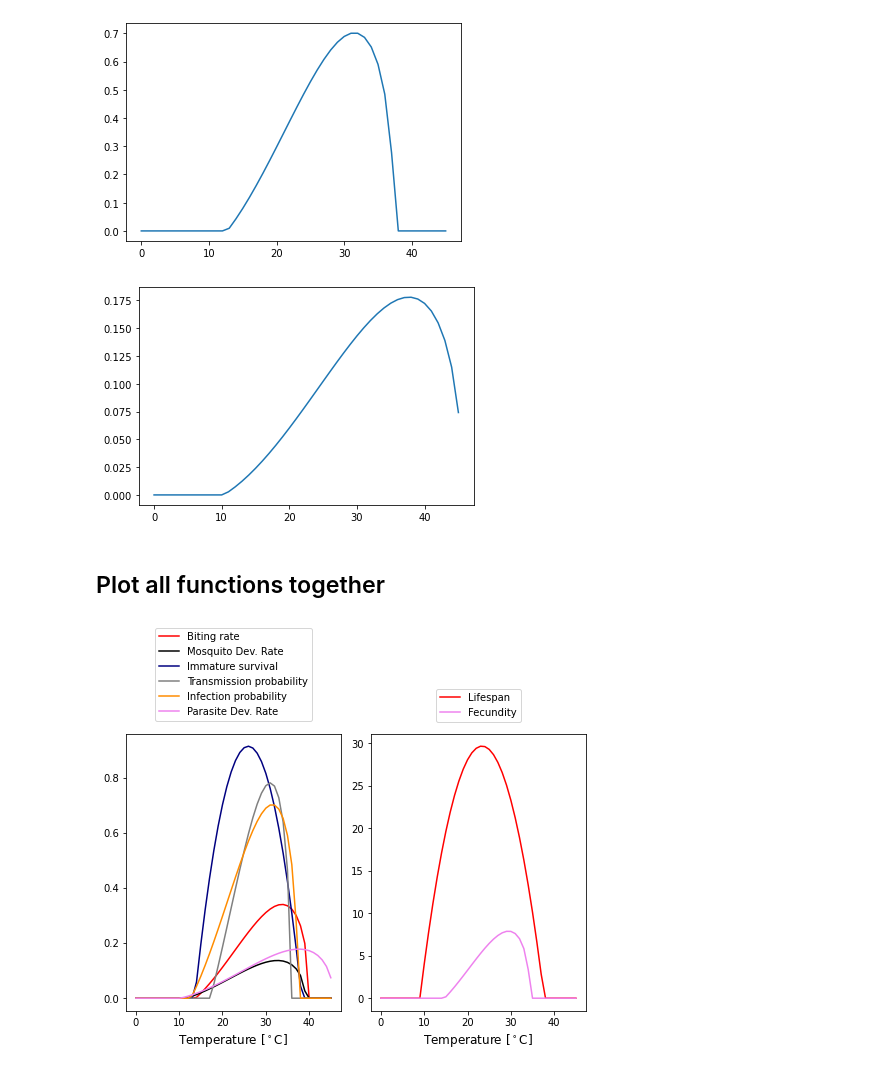
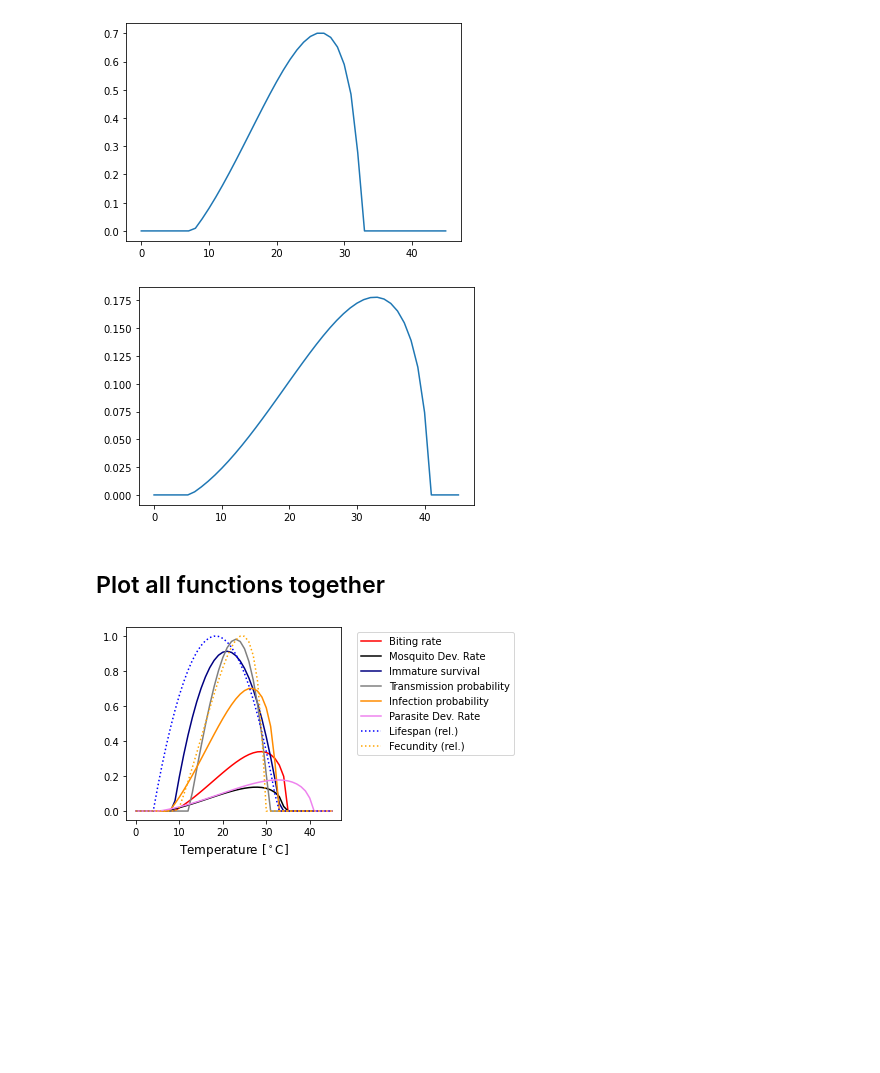
Before and after one commit to Octodon-D/DenguePred, a Jupyter notebook: visualization_temperature_functions.ipynb, the cells around one changed output. Cells and saved outputs as stored; diff of their text form; code cells hidden in the pictures; blank space fills up the shorter version.

```diff
--- a/visualization_temperature_functions.ipynb
+++ b/visualization_temperature_functions.ipynb
@@ -89,0 +100,4 @@ plt.plot(lifespan);
+# %%
+# get the relative lifespan for plotting (max = 1)
+rel_lifespan = [i/lifespan.max() for i in lifespan]
+plt.plot(rel_lifespan);
@@ -90,12 +106,12 @@ plt.plot(lifespan);
 # %%
-# get the transmission probability (A. aegypti) for T from 0°C to 45°C for plotting
+# get the transmission probability (A. aegypti) for T from 5°C to 50°C for plotting
 transmission_aegypti = []
-for i in range(0, 46):
+for i in range(5, 51):
     x = briere_function(q=(8.33*(10**(-4))), T=i, Tmin=17.2, Tmax=35.8)
     transmission_aegypti.append(x)
 # replace negative values with 0
 transmission_aegypti = pd.Series(transmission_aegypti)
 transmission_aegypti = transmission_aegypti.clip(lower=0)
 # plot
-plt.plot(transmission_aegypti)
+plt.plot(transmission_aegypti);
 # %% [output]
@@ -104,7 +119,7 @@ plt.plot(transmission_aegypti)
 # %%
-# get the infection probability (A. aegypti) for T from 0°C to 45°C for plotting
+# get the infection probability (A. aegypti) for T from 5°C to 50°C for plotting
 infection_aegypti = []
-for i in range(0, 46):
+for i in range(5, 51):
     x = briere_function(q=(4.88*(10**(-4))), T=i, Tmin=12.7, Tmax=37.4)
     infection_aegypti.append(x)
 # replace negative values with 0
@@ -113,11 +128,11 @@ infection_aegypti = infection_aegypti.clip(lower=0)
 # plot
 plt.plot(infection_aegypti);
 # %% [output]
-[figure, old version]
+[figure, new version]
 # %%
-# get the Mosquito Dev. Rate (MDR) for T from 0°C to 45°C for plotting
+# get the Mosquito Dev. Rate (MDR) for T from 5°C to 50°C for plotting
 pdr =[]
-for i in range(0, 46):
+for i in range(5, 51):
     x = briere_function(q=(6.13*(10**(-5))), T=i, Tmin=10.3, Tmax=45.6)
     pdr.append(x)
 # replace negative values with 0
@@ -126,39 +141,29 @@ pdr = pdr.clip(lower=0)
 # plot
 plt.plot(pdr);
 # %% [output]
-[figure, old version]
+[figure, new version]
 # %% [markdown]
 ## Plot all functions together
 # %%
 # plot all max<1 together
-fig, ax = plt.subplots(nrows = 1, ncols = 2, figsize=(7, 6), tight_layout=True)
+fig, ax = plt.subplots(figsize=(6, 3.5), tight_layout=True)
 
-ax[0].plot(biting_rate, color='red');
-ax[0].plot(mdr, color='black');
-ax[0].plot(immature_survival, color='navy');
-ax[0].plot(transmission_aegypti, color='gray');
-#ax.plot(transmission_albopictus);
-ax[0].plot(infection_aegypti, color='darkorange');
-#ax.plot(infection_albopictus);
-ax[0].plot(pdr, color='violet');
+ax.plot(biting_rate, color='red');
+ax.plot(mdr, color='black');
+ax.plot(immature_survival, color='navy');
+ax.plot(transmission_aegypti, color='gray');
+ax.plot(infection_aegypti, color='darkorange');
+ax.plot(pdr, color='violet');
+ax.plot(rel_lifespan, color='blue', linestyle=':');
+ax.plot(rel_fecundity, color='orange', linestyle=':');
 
-ax[0].set_ylabel('')
-ax[0].set_xlabel(r'Temperature [$^\circ$C]', fontsize=12)
-ax[0].tick_params(labelsize=10)
-ax[0].legend(labels=['Biting rate', 'Mosquito Dev. Rate', 'Immature survival', 'Transmission probability',
-                  'Infection probability', 'Parasite Dev. Rate'],
-             bbox_to_anchor=(0.5, 1.4), loc='upper center')
+ax.set_ylabel('')
+ax.set_xlabel(r'Temperature [$^\circ$C]', fontsize=12)
+ax.tick_params(labelsize=10)
+ax.legend(labels=['Biting rate', 'Mosquito Dev. Rate', 'Immature survival', 'Transmission probability',
+                  'Infection probability', 'Parasite Dev. Rate', 'Lifespan (rel.)', 'Fecundity (rel.)'], fontsize=10,
+             bbox_to_anchor=(1.05, 1), loc='upper left')
 
-ax[1].plot(lifespan, color='red');
-ax[1].plot(fecundity, color='violet');
-
-ax[1].set_ylabel('')
-ax[1].set_xlabel(r'Temperature [$^\circ$C]', fontsize=12)
-ax[1].tick_params(labelsize=10)
-ax[1].legend(labels=['Lifespan', 'Fecundity'],
-             bbox_to_anchor=(0.5, 1.18), loc='upper center')
-
-#fig.tight_layout()  # otherwise the right y-label is slightly clipped
-fig.savefig('plots/additional_T.png', facecolor='white', dpi=200)
+fig.savefig('plots/T_functions.png', facecolor='white', dpi=300)
 # %% [output]
-[figure, old version]
+[figure, new version]
```
Also changed, not shown: parts of 10 cells of this notebook, 3 other files.
